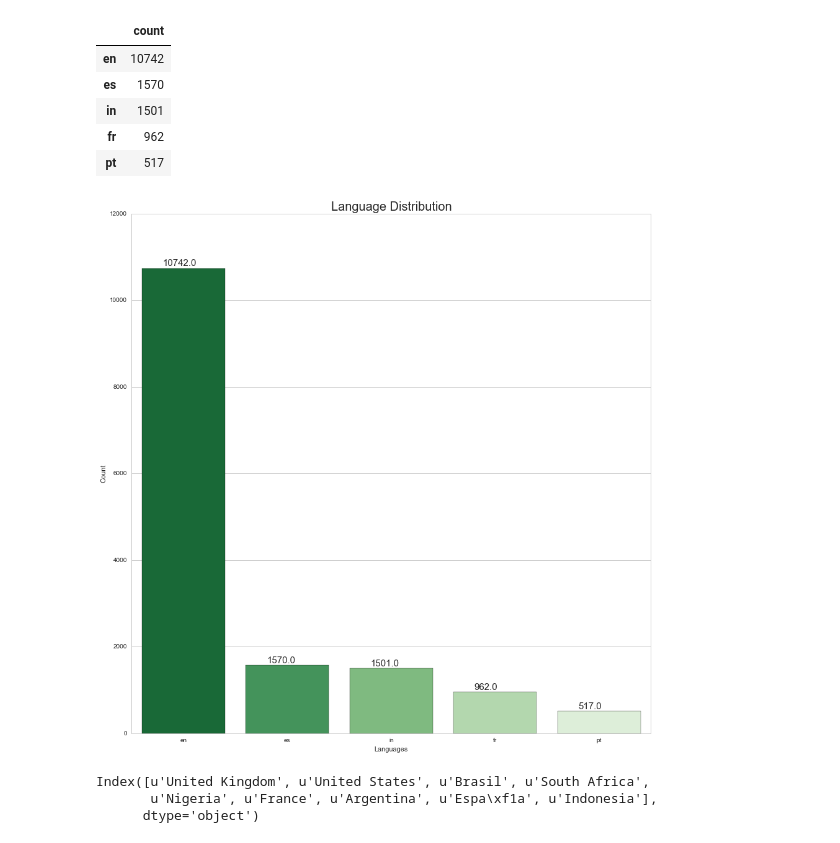
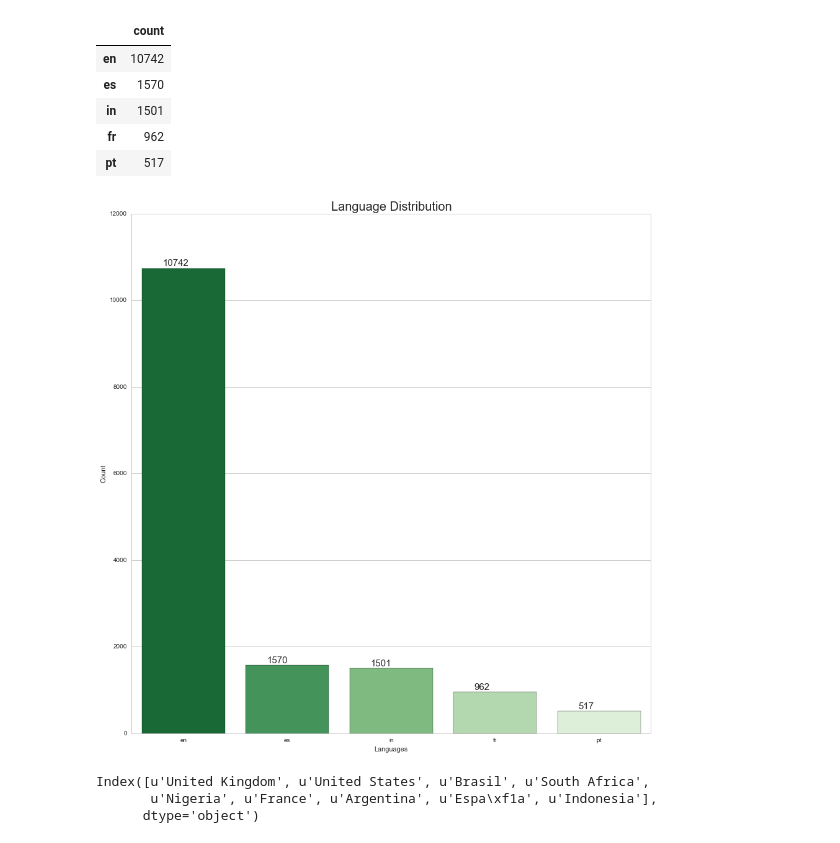
Before and after one commit to Rusbens1/Manchester-City-vs.-Leicester-City, a Jupyter notebook: Manchester City vs. Leicester City.ipynb, the cells around one changed output. Saved outputs shown, nothing was run; the diff lists cells and outputs as text; code cells hidden in the pictures.

```diff
--- a/Manchester City vs. Leicester City.ipynb
+++ b/Manchester City vs. Leicester City.ipynb
@@ -131,16 +205,17 @@ l_df
 | fr | 962 |
 | pt | 517 |
 # %%
+##Plot the top 5 languages
 
 plt.figure(figsize = (15,15))
 plt.title('Language Distribution', size = 20)
 sns.set_context("notebook", font_scale=1.5, rc={"lines.linewidth": 2.5})
 langplt = sns.countplot(x = 'lang', palette= 'Greens_r', data = tweets_df, order=['en','es','in','fr','pt'])
 plt.xlabel('Languages')
 plt.ylabel('Count')
 
 for p in langplt.patches:
-        langplt.annotate(p.get_height(), (p.get_x() + 0.2, p.get_height() + 50), size = 15)
+        langplt.annotate(int(p.get_height()), (p.get_x() + 0.2, p.get_height() + 50), size = 15)
 # %% [output]
-[figure, old version]
+[figure, new version]
 # %%
```
Also changed, not shown: parts of 42 cells of this notebook, 25 other files.
